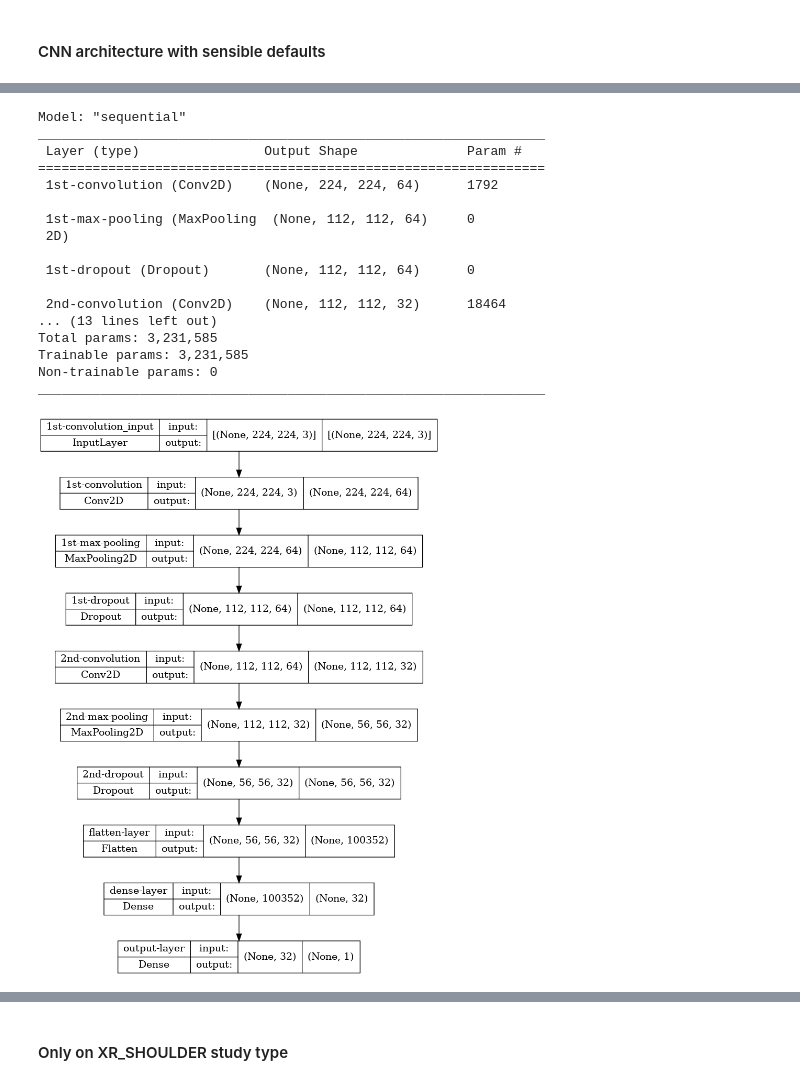
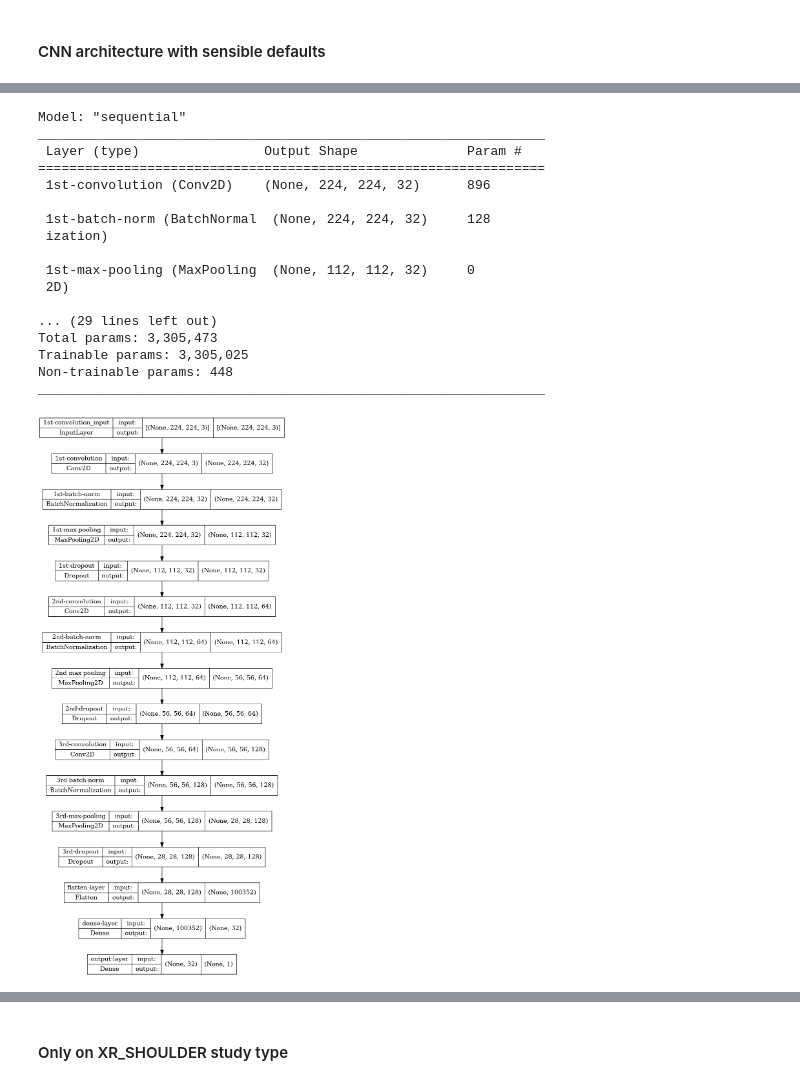
Before and after one commit to ilias-ant/x-ray-abnormality-detection, a Jupyter notebook: notebooks/cnn.ipynb, the cells around one changed output, grey strips where cells are left out. Drawn from its saved outputs; the diff is of its cells as text; code cells hidden in the pictures.

```diff
--- a/notebooks/cnn.ipynb
+++ b/notebooks/cnn.ipynb
@@ -421,6 +407,6 @@ METRICS = [
     F1Score(name="f1_score"),
     tf.keras.metrics.AUC(name="roc_auc", curve="ROC"),
     tf.keras.metrics.AUC(name="pr_auc", curve="PR"),
-    tfa.metrics.CohenKappa(num_classes=2),
+    tfa.metrics.CohenKappa(name="cohen_kappa", num_classes=2),
 ]
 # %% [output]
@@ -470,7 +456,7 @@ def make_cnn_model():
     model = tf.keras.Sequential(
         [
             tf.keras.layers.Conv2D(
-                filters=64,
+                filters=32,
                 kernel_size=(3, 3),
                 strides=(1, 1),
                 padding="same",
@@ -480,6 +466,7 @@ def make_cnn_model():
                 input_shape=(IMAGE_WIDTH, IMAGE_HEIGHT, 3),
                 name="1st-convolution",
             ),
+            tf.keras.layers.BatchNormalization(name="1st-batch-norm"),
             tf.keras.layers.MaxPool2D(
                 pool_size=(2, 2), strides=(2, 2), padding="same", name="1st-max-pooling"
             ),
@@ -488,7 +475,7 @@ def make_cnn_model():
                 name="1st-dropout",
             ),
             tf.keras.layers.Conv2D(
-                filters=32,
+                filters=64,
                 kernel_size=(3, 3),
                 strides=(1, 1),
                 padding="same",
@@ -497,12 +484,31 @@ def make_cnn_model():
                 activation="relu",
                 name="2nd-convolution",
             ),
+            tf.keras.layers.BatchNormalization(name="2nd-batch-norm"),
             tf.keras.layers.MaxPool2D(
                 pool_size=(2, 2), strides=(2, 2), padding="same", name="2nd-max-pooling"
             ),
             tf.keras.layers.Dropout(
                 rate=0.15,
                 name="2nd-dropout",
+            ),
+            tf.keras.layers.Conv2D(
+                filters=128,
+                kernel_size=(3, 3),
+                strides=(1, 1),
+                padding="same",
+                kernel_regularizer="l2",
+                dilation_rate=(1, 1),
+                activation="relu",
+                name="3rd-convolution",
+            ),
+            tf.keras.layers.BatchNormalization(name="3rd-batch-norm"),
+            tf.keras.layers.MaxPool2D(
+                pool_size=(2, 2), strides=(2, 2), padding="same", name="3rd-max-pooling"
+            ),
+            tf.keras.layers.Dropout(
+                rate=0.15,
+                name="3rd-dropout",
             ),
             tf.keras.layers.Flatten(name="flatten-layer"),
             tf.keras.layers.Dense(
@@ -531,28 +537,28 @@ Model: "sequential"
 _________________________________________________________________
  Layer (type)                Output Shape              Param #
 =================================================================
- 1st-convolution (Conv2D)    (None, 224, 224, 64)      1792
+ 1st-convolution (Conv2D)    (None, 224, 224, 32)      896
 
- 1st-max-pooling (MaxPooling  (None, 112, 112, 64)     0
+ 1st-batch-norm (BatchNormal  (None, 224, 224, 32)     128
+ ization)
+
+ 1st-max-pooling (MaxPooling  (None, 112, 112, 32)     0
  2D)
 
- 1st-dropout (Dropout)       (None, 112, 112, 64)      0
-
- 2nd-convolution (Conv2D)    (None, 112, 112, 32)      18464
-... (13 lines left out)
-Total params: 3,231,585
-Trainable params: 3,231,585
-Non-trainable params: 0
+... (29 lines left out)
+Total params: 3,305,473
+Trainable params: 3,305,025
+Non-trainable params: 448
 _________________________________________________________________
 # %%
 tf.keras.utils.plot_model(
     model,
-    to_file="../static/cnn-all-study-types-3231585.png",
+    to_file="../static/cnn-all-study-types-3305473.png",
     show_shapes=True,
     show_layer_names=True,
 )
 # %% [output]
-[figure, old version]
+[figure, new version]
 # %%
 early_stopping = tf.keras.callbacks.EarlyStopping(
     monitor="val_loss",
```
Also changed, not shown: parts of 19 cells of this notebook, 3 other files.
